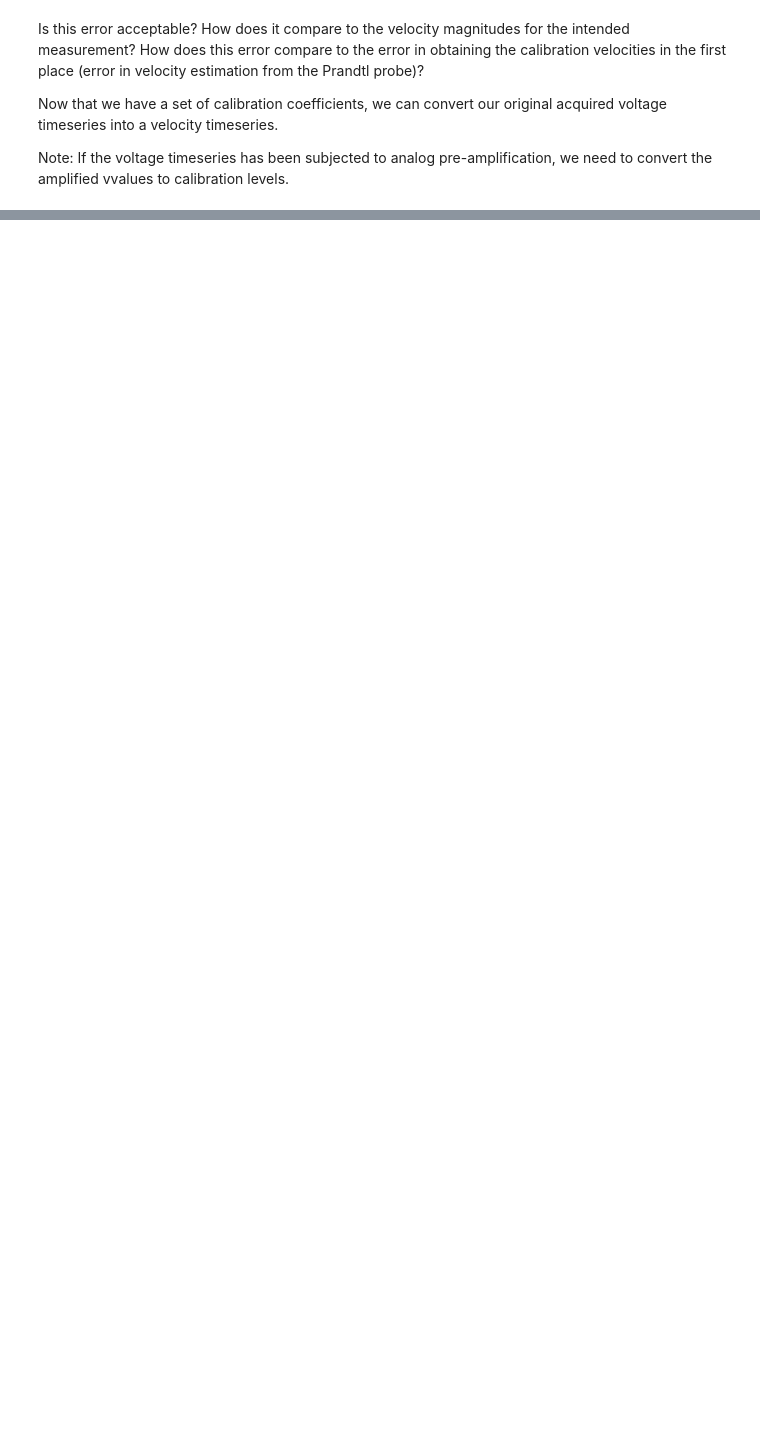
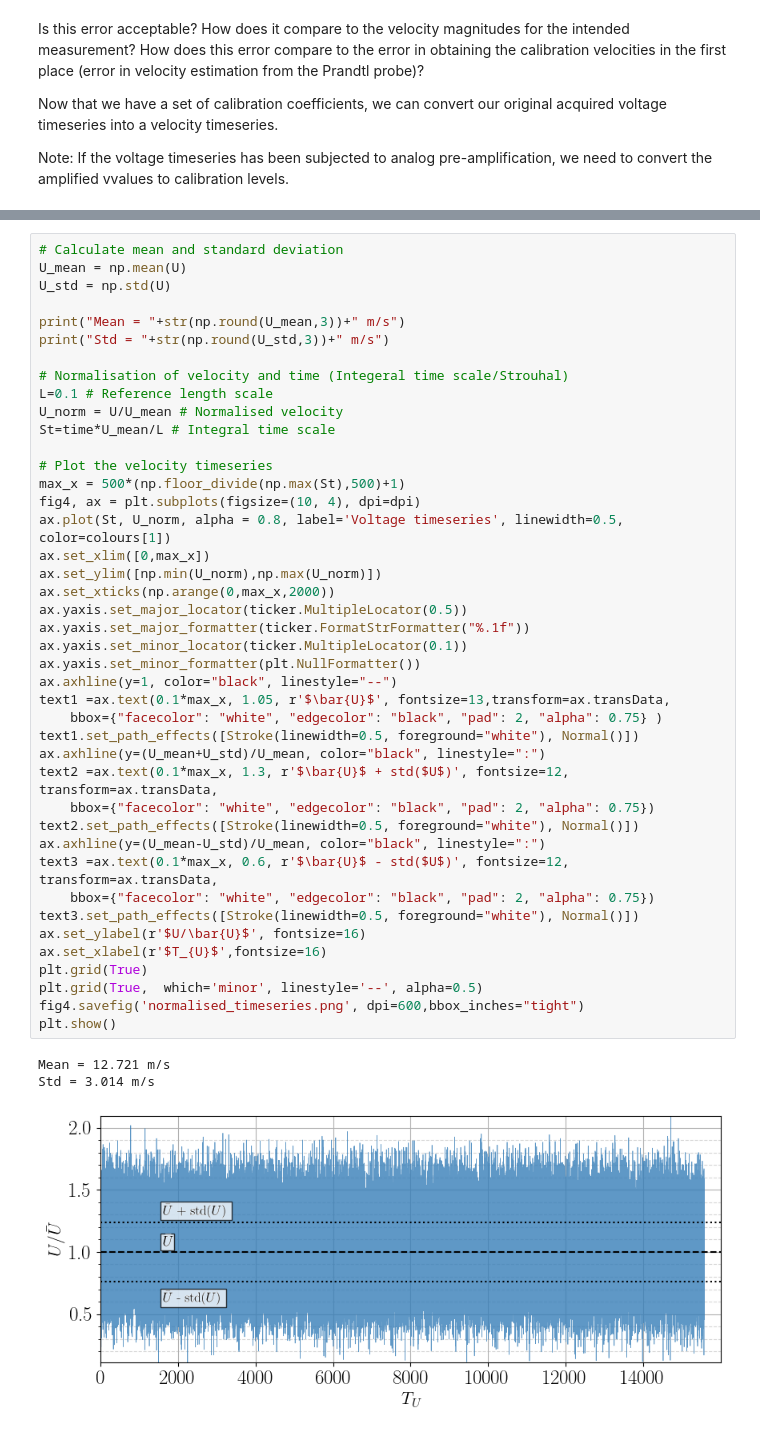
Before and after one commit to ruthvikmagal/Lecture_hot_wire_signal_analysis_spectra, a Jupyter notebook: HWA_signal_analysis.ipynb, the cells around one changed output, grey strips where cells are left out. Cells and saved outputs as stored; diff of their text form; blank space fills up the shorter version.

```diff
--- a/HWA_signal_analysis.ipynb
+++ b/HWA_signal_analysis.ipynb
@@ -150,0 +166,46 @@ plt.show()
+# %%
+# Calculate mean and standard deviation
+U_mean = np.mean(U)
+U_std = np.std(U)
+
+print("Mean = "+str(np.round(U_mean,3))+" m/s")
+print("Std = "+str(np.round(U_std,3))+" m/s")
+
+# Normalisation of velocity and time (Integeral time scale/Strouhal)
+L=0.1 # Reference length scale
+U_norm = U/U_mean # Normalised velocity
+St=time*U_mean/L # Integral time scale
+
+# Plot the velocity timeseries
+max_x = 500*(np.floor_divide(np.max(St),500)+1)
+fig4, ax = plt.subplots(figsize=(10, 4), dpi=dpi)
+ax.plot(St, U_norm, alpha = 0.8, label='Voltage timeseries', linewidth=0.5, color=colours[1])
+ax.set_xlim([0,max_x])
+ax.set_ylim([np.min(U_norm),np.max(U_norm)])
+ax.set_xticks(np.arange(0,max_x,2000))
+ax.yaxis.set_major_locator(ticker.MultipleLocator(0.5))
+ax.yaxis.set_major_formatter(ticker.FormatStrFormatter("%.1f"))
+ax.yaxis.set_minor_locator(ticker.MultipleLocator(0.1))
+ax.yaxis.set_minor_formatter(plt.NullFormatter())
+ax.axhline(y=1, color="black", linestyle="--")
+text1 =ax.text(0.1*max_x, 1.05, r'$\bar{U}$', fontsize=13,transform=ax.transData,
+    bbox={"facecolor": "white", "edgecolor": "black", "pad": 2, "alpha": 0.75} )
+text1.set_path_effects([Stroke(linewidth=0.5, foreground="white"), Normal()])
+ax.axhline(y=(U_mean+U_std)/U_mean, color="black", linestyle=":")
+text2 =ax.text(0.1*max_x, 1.3, r'$\bar{U}$ + std($U$)', fontsize=12, transform=ax.transData,
+    bbox={"facecolor": "white", "edgecolor": "black", "pad": 2, "alpha": 0.75})
+text2.set_path_effects([Stroke(linewidth=0.5, foreground="white"), Normal()])
+ax.axhline(y=(U_mean-U_std)/U_mean, color="black", linestyle=":")
+text3 =ax.text(0.1*max_x, 0.6, r'$\bar{U}$ - std($U$)', fontsize=12, transform=ax.transData,
+    bbox={"facecolor": "white", "edgecolor": "black", "pad": 2, "alpha": 0.75})
+text3.set_path_effects([Stroke(linewidth=0.5, foreground="white"), Normal()])
+ax.set_ylabel(r'$U/\bar{U}$', fontsize=16)
+ax.set_xlabel(r'$T_{U}$',fontsize=16)
+plt.grid(True)
+plt.grid(True,  which='minor', linestyle='--', alpha=0.5)
+fig4.savefig('normalised_timeseries.png', dpi=600,bbox_inches="tight")
+plt.show()
+# %% [output]
+Mean = 12.721 m/s
+Std = 3.014 m/s
+[figure, added]
```
Also changed, not shown: parts of 13 cells of this notebook.
